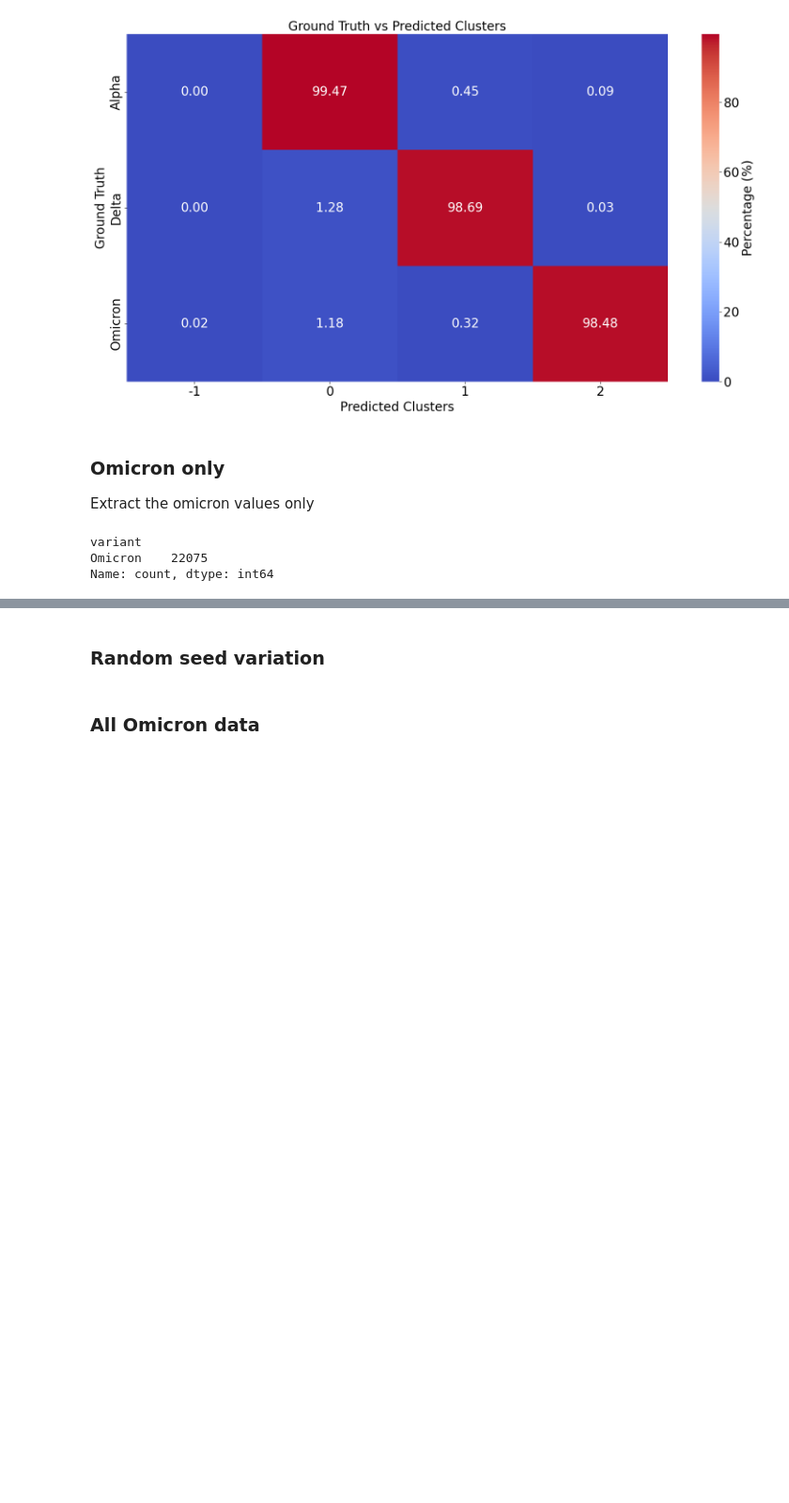
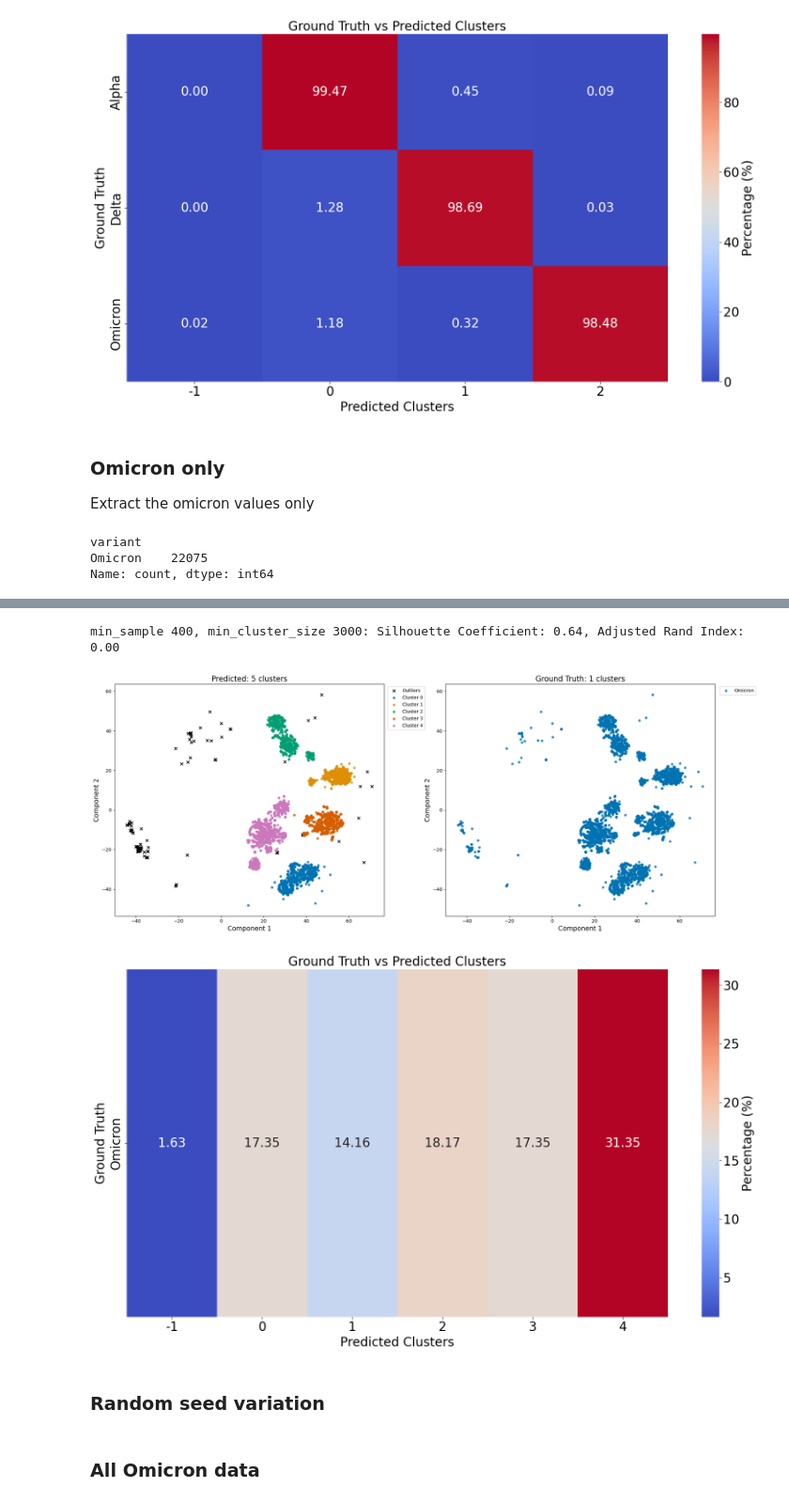
Before and after one commit to hubin-keio/Spike_NLP, a Jupyter notebook: notebooks/clustering/hdbscan_clustering-RBD.ipynb, the cells around one changed output, grey strips where cells are left out. Shown at 94% size. Drawn from its saved outputs; the diff is of its cells as text; code cells hidden in the pictures; blank space fills up the shorter version.

Commit message:
add omicon only clustering from downsampled data

```diff
--- a/notebooks/clustering/hdbscan_clustering-RBD.ipynb
+++ b/notebooks/clustering/hdbscan_clustering-RBD.ipynb
@@ -256,7 +256,8 @@ for i in [100, 1000, 1500, 2000]:
         # Cluster
         hdb_labels = hdbscan.HDBSCAN(
             min_samples=i,
-            min_cluster_size=j
+            min_cluster_size=j,
+            core_dist_n_jobs=-1  # Enable parallel processing
         ).fit(embedding_matrix_reduced).labels_
 
         # Evaluate clustering
@@ -393,8 +394,8 @@ embedded_ado_df = pd.read_parquet(parquet_file, engine='fastparquet')
 embedded_ado_o_df = embedded_ado_df[embedded_ado_df['variant'].isin(["Omicron"])]
 print(embedded_ado_o_df['variant'].value_counts())
 
-embedding_matrix_reduced = embedded_ado_df[['DIM_1', 'DIM_2']].values
-info_df = embedded_ado_df.drop(columns=['DIM_1', 'DIM_2'])
+embedding_matrix_reduced_o = embedded_ado_o_df[['DIM_1', 'DIM_2']].values
+info_df_o = embedded_ado_o_df.drop(columns=['DIM_1', 'DIM_2'])
 # %% [output]
 variant
 Omicron    22075
@@ -402,23 +435,27 @@ Name: count, dtype: int64
 # %%
-min_samples=1500
-min_cluster_size=21000
+min_samples = 400
+min_cluster_size = 3000
 
 # Cluster
-hdb_labels = hdbscan.HDBSCAN(
+hdb_labels_o = hdbscan.HDBSCAN(
     min_samples=min_samples,
     min_cluster_size=min_cluster_size,
     core_dist_n_jobs=-1  # Enable parallel processing
-).fit(embedding_matrix_reduced).labels_
+).fit(embedding_matrix_reduced_o).labels_
 
 # Evaluate clustering
-silhouette_avg = silhouette_score(embedding_matrix_reduced, hdb_labels)
-ari = adjusted_rand_score(info_df["variant"], hdb_labels)
+silhouette_avg = silhouette_score(embedding_matrix_reduced_o, hdb_labels_o)
+ari = adjusted_rand_score(info_df_o["variant"], hdb_labels_o)
 print(f"min_sample {min_samples}, min_cluster_size {min_cluster_size}: Silhouette Coefficient: {silhouette_avg:.2f}, Adjusted Rand Index: {ari:.2f}")
-save_as = f"../../results/plots/clustering/RBD.ADO.tSNE-seed0_perp{perplexity}.HDBSCAN-ms{min_samples}_mcs{min_cluster_size}-sc{silhouette_avg:.2f}_ari{ari:.2f}"
-plot_hdbscan_comparison_ado(save_as, info_df, embedding_matrix_reduced, hdb_labels, "variant", "colorblind")
+save_as = f"../../results/plots/clustering/RBD.ADO.O.tSNE-seed0_perp{perplexity}.HDBSCAN-ms{min_samples}_mcs{min_cluster_size}-sc{silhouette_avg:.2f}_ari{ari:.2f}"
+plot_hdbscan_comparison_ado(save_as, info_df_o, embedding_matrix_reduced_o, hdb_labels_o, "variant", "colorblind")
 
 # Create the truth table
-plot_hdbscan_truthtable_heatmap(save_as, info_df, hdb_labels, "variant")
+plot_hdbscan_truthtable_heatmap(save_as, info_df_o, hdb_labels_o, "variant")
+# %% [output]
+min_sample 400, min_cluster_size 3000: Silhouette Coefficient: 0.64, Adjusted Rand Index: 0.00
+[figure, added]
+[figure, added]
 # %% [markdown]
 ### Random seed variation
 # %%
```
Also changed, not shown: parts of 4 cells of this notebook, 7 other files.
